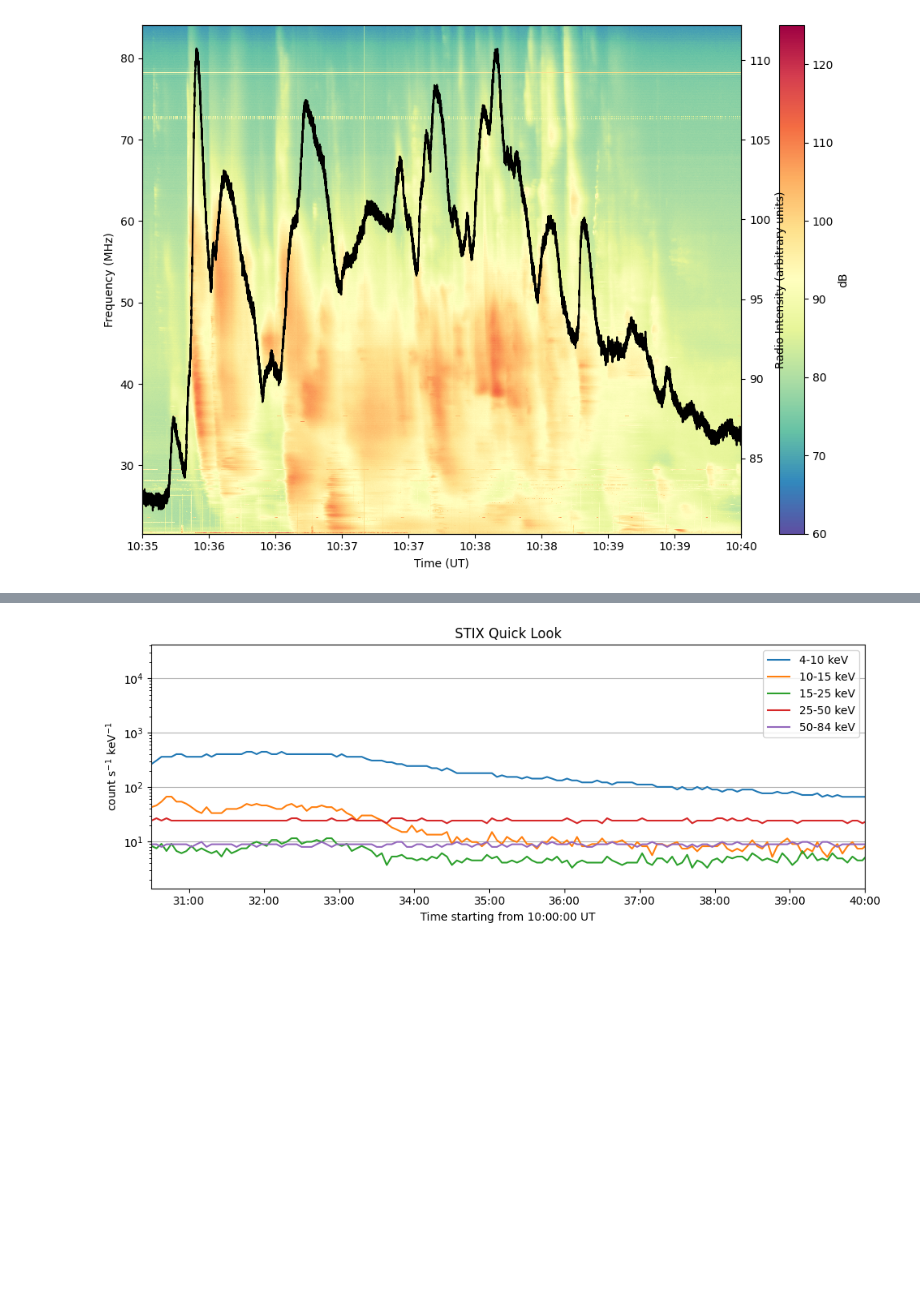
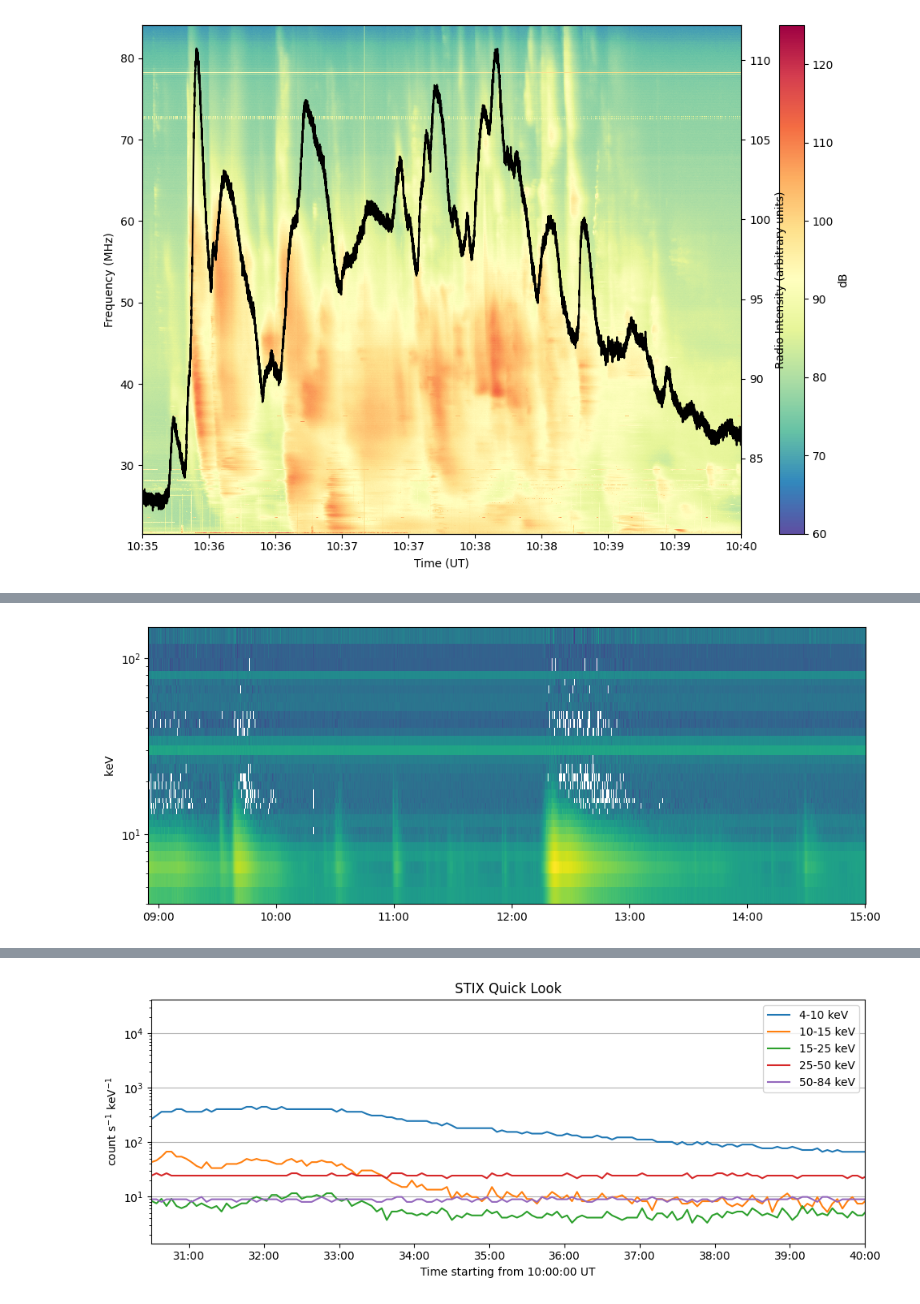
Before and after one commit to MohamedNedal/nenufar_work, a Jupyter notebook: plot_nenufar.ipynb, the cells around one changed output, grey strips where cells are left out. Drawn from its saved outputs; the diff is of its cells as text; code cells hidden in the pictures; blank space fills up the shorter version.

```diff
--- a/plot_nenufar.ipynb
+++ b/plot_nenufar.ipynb
@@ -287,0 +301,10 @@ ql_files = Fido.fetch(ql_query)
+# %%
+fig, ax = plt.subplots(figsize=[10,4])
+spec.plot_spectrogram(axes=ax)
+ax.xaxis_date()
+ax.xaxis.set_major_formatter(mdates.DateFormatter('%H:%M'))
+ax.set_yscale('log')
+fig.tight_layout()
+plt.show()
+# %% [output]
+[figure, added]
```
Also changed, not shown: parts of 26 cells of this notebook.
